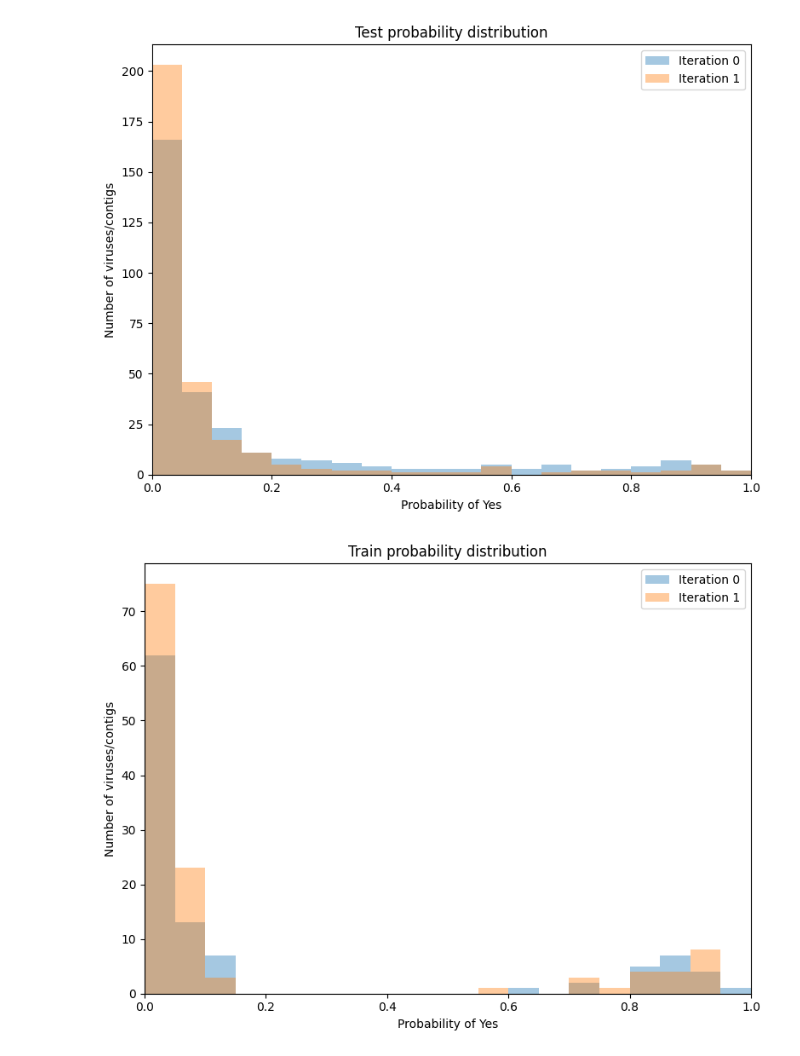
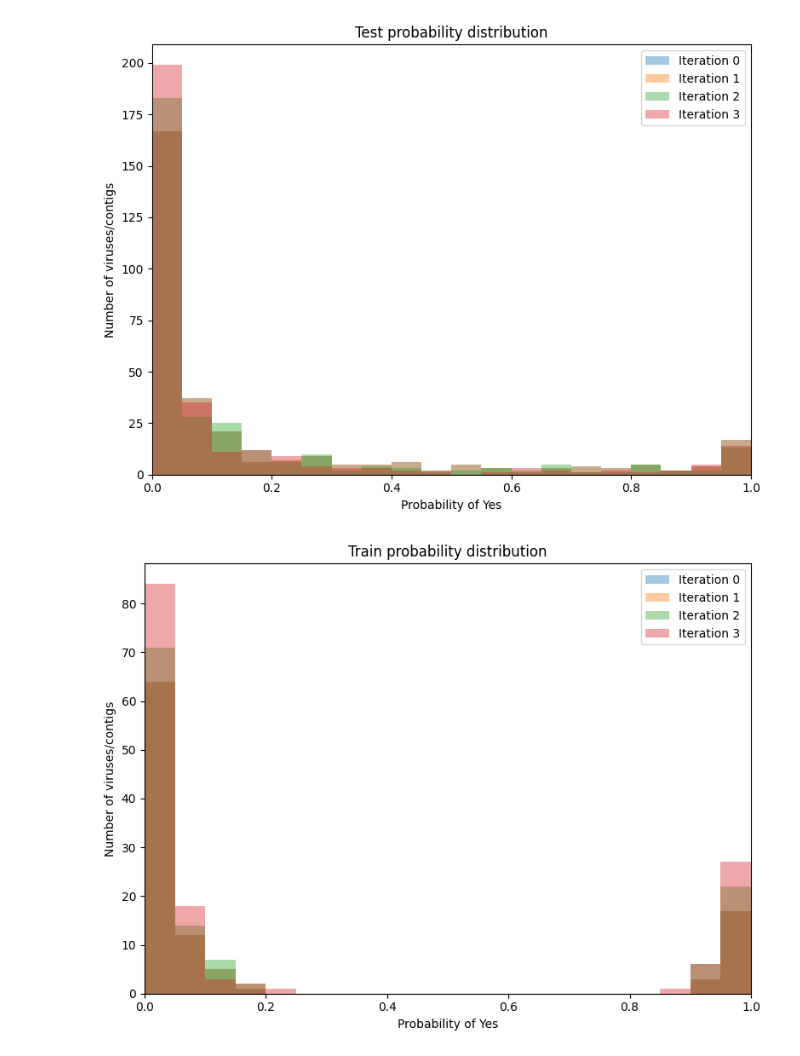
Before and after one commit to piasotlar/ferns-active-learning-model, a Jupyter notebook: helper.ipynb, the cells around one changed output. Saved outputs shown, nothing was run; the diff lists cells and outputs as text; code cells hidden in the pictures.

```diff
--- a/helper.ipynb
+++ b/helper.ipynb
@@ -149,11 +149,11 @@ def probability_distribution_all(num_iterations,
     plt.tight_layout()
     plt.show()
 # %%
-probability_distribution_all(num_iterations=2, dataset="test")
+probability_distribution_all(num_iterations=4, dataset="test")
 # %% [output]
-[figure, old version]
+[figure, new version]
 # %%
-probability_distribution_all(num_iterations=2, dataset="train")
+probability_distribution_all(num_iterations=4, dataset="train")
 # %% [output]
-[figure, old version]
+[figure, new version]
 # %%
```
Also changed, not shown: parts of 3 cells of this notebook, 16 other files.
